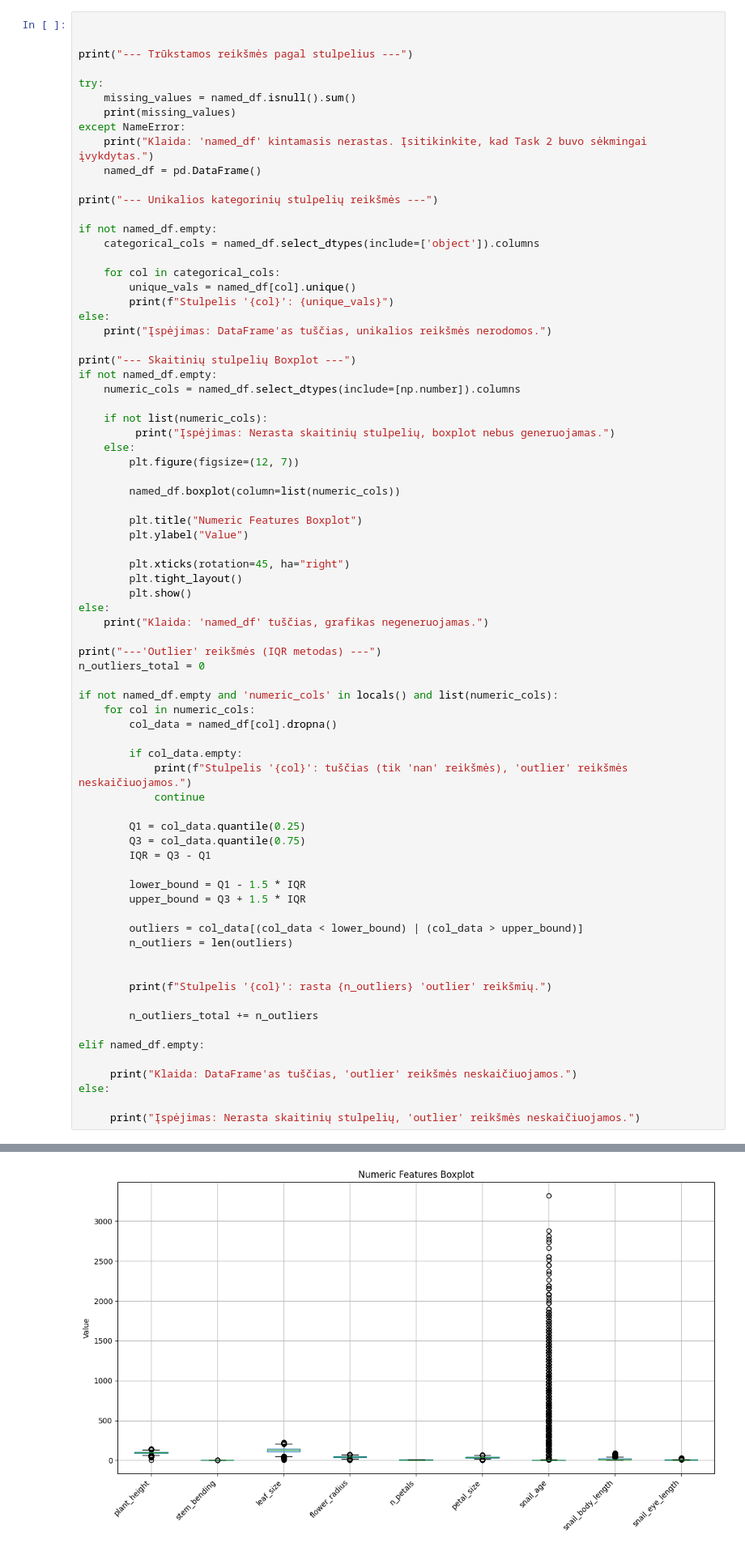
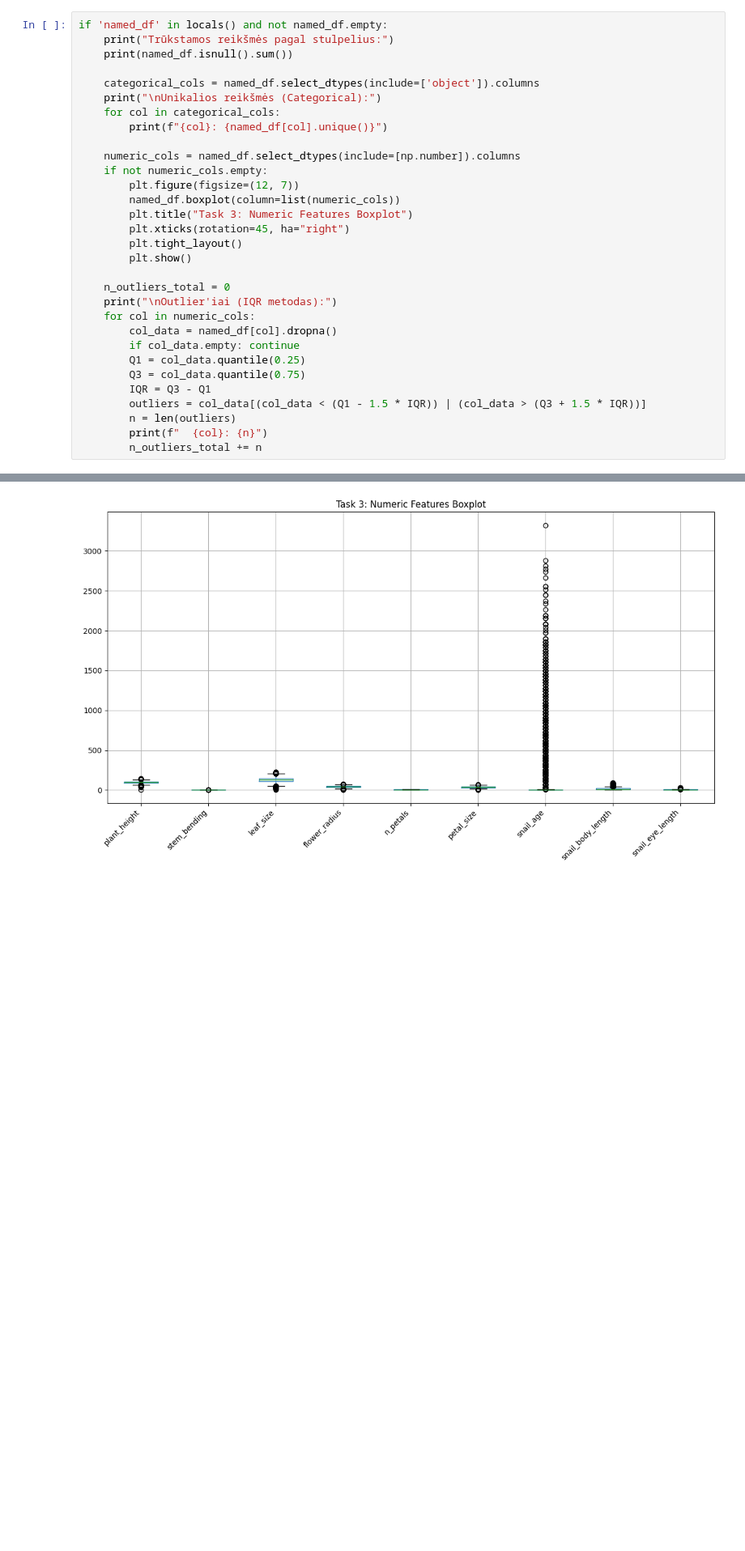
Before and after one commit to Danielius162/Molekulines_kursas, a Jupyter notebook: Namų darbai/Homework3 (1).ipynb, the cells around one changed output, grey strips where cells are left out. Shown at 81% size. Saved outputs shown, nothing was run; the diff lists cells and outputs as text; blank space fills up the shorter version.

```diff
--- a/Namų darbai/Homework3 (1).ipynb
+++ b/Namų darbai/Homework3 (1).ipynb
@@ -198,78 +156,34 @@ assert named_df.loc[1, 'petal_color'] == 'red'
    - $\text{IQR} = Q3-Q1$.
    - Ignore missing values.
 # %%
+if 'named_df' in locals() and not named_df.empty:
+    print("Trūkstamos reikšmės pagal stulpelius:")
+    print(named_df.isnull().sum())
 
+    categorical_cols = named_df.select_dtypes(include=['object']).columns
+    print("\nUnikalios reikšmės (Categorical):")
+    for col in categorical_cols:
+        print(f"{col}: {named_df[col].unique()}")
 
-print("--- Trūkstamos reikšmės pagal stulpelius ---")
-
-try:
-    missing_values = named_df.isnull().sum()
-    print(missing_values)
-except NameError:
-    print("Klaida: 'named_df' kintamasis nerastas. Įsitikinkite, kad Task 2 buvo sėkmingai įvykdytas.")
-    named_df = pd.DataFrame()
-
-print("--- Unikalios kategorinių stulpelių reikšmės ---")
-
-if not named_df.empty:
-    categorical_cols = named_df.select_dtypes(include=['object']).columns
-
-    for col in categorical_cols:
-        unique_vals = named_df[col].unique()
-        print(f"Stulpelis '{col}': {unique_vals}")
-else:
-    print("Įspėjimas: DataFrame'as tuščias, unikalios reikšmės nerodomos.")
-
-print("--- Skaitinių stulpelių Boxplot ---")
-if not named_df.empty:
     numeric_cols = named_df.select_dtypes(include=[np.number]).columns
-
-    if not list(numeric_cols):
-         print("Įspėjimas: Nerasta skaitinių stulpelių, boxplot nebus generuojamas.")
-    else:
+    if not numeric_cols.empty:
         plt.figure(figsize=(12, 7))
-
         named_df.boxplot(column=list(numeric_cols))
-
-        plt.title("Numeric Features Boxplot")
-        plt.ylabel("Value")
-
+        plt.title("Task 3: Numeric Features Boxplot")
         plt.xticks(rotation=45, ha="right")
         plt.tight_layout()
         plt.show()
-else:
-    print("Klaida: 'named_df' tuščias, grafikas negeneruojamas.")
 
-print("---'Outlier' reikšmės (IQR metodas) ---")
-n_outliers_total = 0
-
-if not named_df.empty and 'numeric_cols' in locals() and list(numeric_cols):
+    n_outliers_total = 0
+    print("\nOutlier'iai (IQR metodas):")
     for col in numeric_cols:
         col_data = named_df[col].dropna()
-
-        if col_data.empty:
-            print(f"Stulpelis '{col}': tuščias (tik 'nan' reikšmės), 'outlier' reikšmės neskaičiuojamos.")
-            continue
-
+        if col_data.empty: continue
         Q1 = col_data.quantile(0.25)
         Q3 = col_data.quantile(0.75)
         IQR = Q3 - Q1
-
-        lower_bound = Q1 - 1.5 * IQR
-        upper_bound = Q3 + 1.5 * IQR
-
-        outliers = col_data[(col_data < lower_bound) | (col_data > upper_bound)]
-        n_outliers = len(outliers)
-
-
-        print(f"Stulpelis '{col}': rasta {n_outliers} 'outlier' reikšmių.")
-
-        n_outliers_total += n_outliers
-
-elif named_df.empty:
-
-     print("Klaida: DataFrame'as tuščias, 'outlier' reikšmės neskaičiuojamos.")
-else:
-
-     print("Įspėjimas: Nerasta skaitinių stulpelių, 'outlier' reikšmės neskaičiuojamos.")
+        outliers = col_data[(col_data < (Q1 - 1.5 * IQR)) | (col_data > (Q3 + 1.5 * IQR))]
+        n = len(outliers)
+        print(f"  {col}: {n}")
+        n_outliers_total += n
 # %% [output]
@@ -295 +209 @@ Stulpelis 'petal_color': [nan 'red' 'purple' 'white' 'yellow' 'blue']
-[figure, old version]
+[figure, new version]
```
Also changed, not shown: parts of 7 cells of this notebook.
